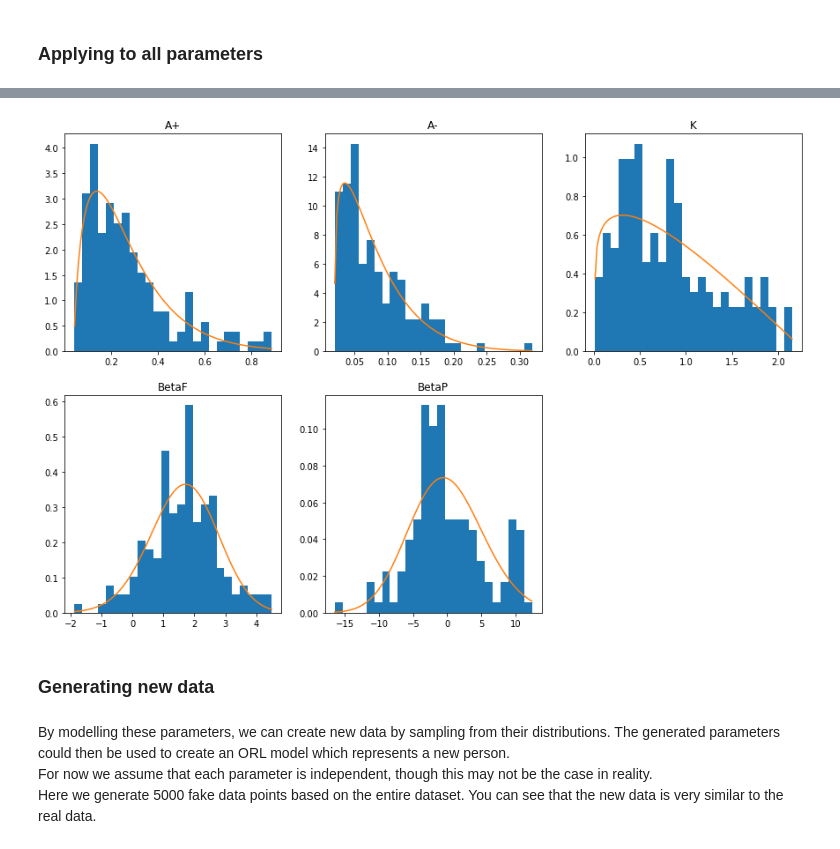
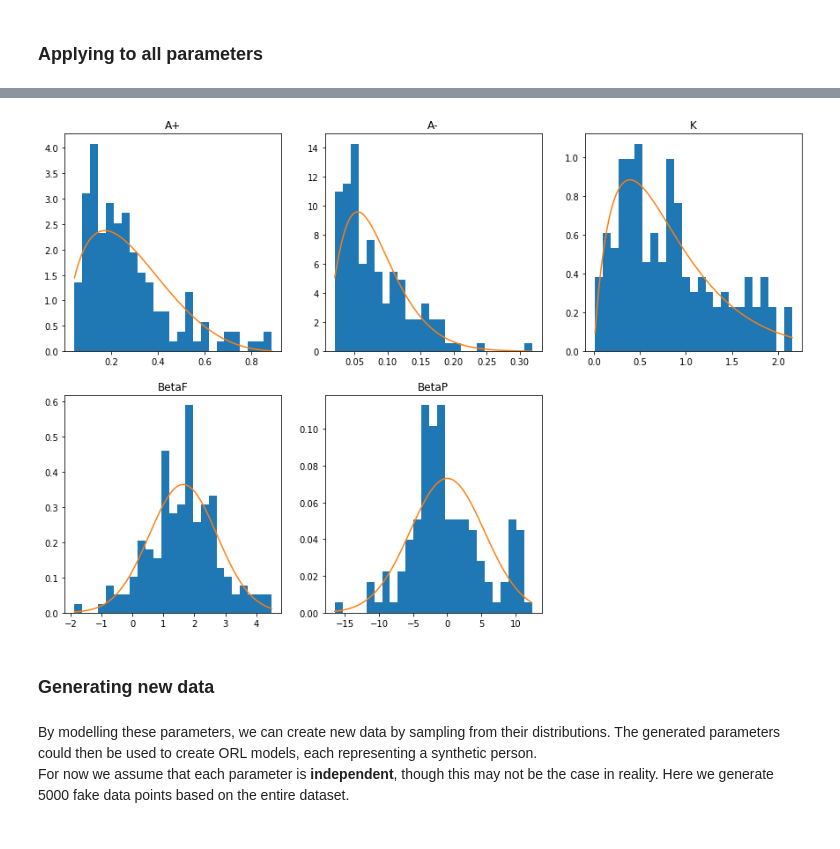
Before and after one commit to adampower48/ca4015_assignment1_dan_adam, a Jupyter notebook: book/_build/jupyter_execute/synthetic_data.ipynb, the cells around one changed output, grey strips where cells are left out. Drawn from its saved outputs; the diff is of its cells as text; code cells hidden in the pictures.

```diff
--- a/book/_build/jupyter_execute/synthetic_data.ipynb
+++ b/book/_build/jupyter_execute/synthetic_data.ipynb
@@ -38,0 +32,4 @@ scale: 645.7067406640599
+# %%
+mean, std = norm.fit(df_orl["BetaP"])
+print("mean:", mean)
+print("std:", std)
@@ -39,6 +39,6 @@ scale: 645.7067406640599
 # %%
 x = np.linspace(-15, 15, 100)
-y = beta.pdf(x, a,b,loc=loc,scale=scale)
+y = norm.pdf(x, mean, std)
 
 plt.hist(df_orl["BetaP"], density=True)
 plt.plot(x, y)
@@ -52,11 +51,0 @@ First we define a function to fit the beta distribution to a single column.
-# %%
-def fit_beta(s: pd.Series):
-    a, b, loc, scale = beta.fit(s)
-    return pd.Series({
-        "a": a,
-        "b": b,
-        "loc": loc,
-        "scale": scale
-        })
-
-fit_beta(df_orl["BetaP"])
@@ -71,7 +84,6 @@ Then we can apply this across all of our parameters to get model each one. We ca
 # %%
 %%capture --no-stdout --no-display
-
-beta_params = df_orl[["A+", "A-", "K", "BetaF", "BetaP"]].apply(fit_beta)
-beta_params
+dist_params = fit_all_params(df_orl)
+pd.DataFrame(dist_params)
 # %% [output]
 |  | A+ | A- | K | BetaF | BetaP |
@@ -82,30 +94,35 @@ beta_params
 # %%
 fig, ax = plt.subplots(2, 3, figsize=(15, 10))
 
-for i, param in enumerate(beta_params.columns):
+for i, (model_param, d_params) in enumerate(dist_params.items()):
     row, col = divmod(i, 3)
-    b_params = beta_params[param]
 
-    # Generate points to draw beta
-    x = np.linspace(df_orl[param].min(), df_orl[param].max(), 100)
-    y = beta.pdf(x, b_params["a"], b_params["b"], loc=b_params["loc"], scale=b_params["scale"])
+    # Generate points to draw distribution
+    x = np.linspace(df_orl[model_param].min(), df_orl[model_param].max(), 100)
+    if model_param in ("A+", "A-"):
+        y = beta.pdf(x, **d_params)
+    elif model_param == "K":
+        y = gamma.pdf(x, **d_params)
+    elif model_param in ("BetaF", "BetaP"):
+        y = norm.pdf(x, **d_params)
 
     # Draw plots
-    ax[row, col].hist(df_orl[param], density=True, bins=25)
+    ax[row, col].hist(df_orl[model_param], density=True, bins=25)
     ax[row, col].plot(x, y)
 
     # Formatting
-    ax[row, col].set_title(param)
+    ax[row, col].set_title(model_param)
+
 
 # Hide unused plot
 ax[1, 2].set_visible(False)
 
 plt.show()
 # %% [output]
-[figure, old version]
+[figure, new version]
 # %% [markdown]
 ### Generating new data
 # %% [markdown]
-By modelling these parameters, we can create new data by sampling from their distributions. The generated parameters could then be used to create an ORL model which represents a new person.
-For now we assume that each parameter is independent, though this may not be the case in reality.
-Here we generate 5000 fake data points based on the entire dataset. You can see that the new data is very similar to the real data.
+By modelling these parameters, we can create new data by sampling from their distributions. The generated parameters could then be used to create ORL models, each representing a synthetic person.
+For now we assume that each parameter is **independent**, though this may not be the case in reality.
+Here we generate 5000 fake data points based on the entire dataset.
```
Also changed, not shown: parts of 36 cells of this notebook, 25 other files.
